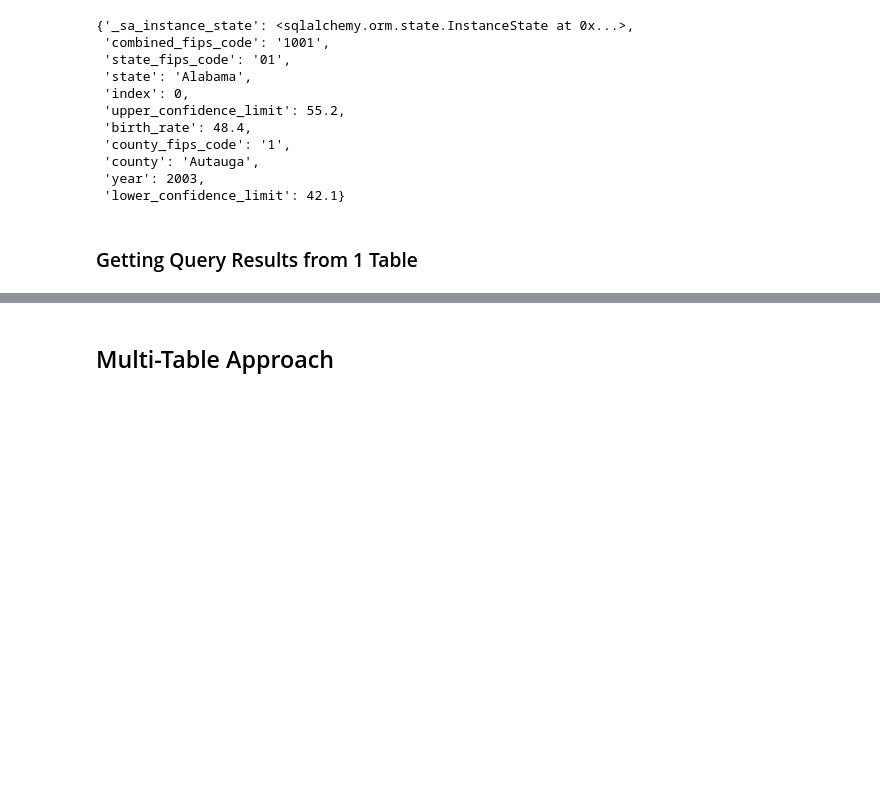
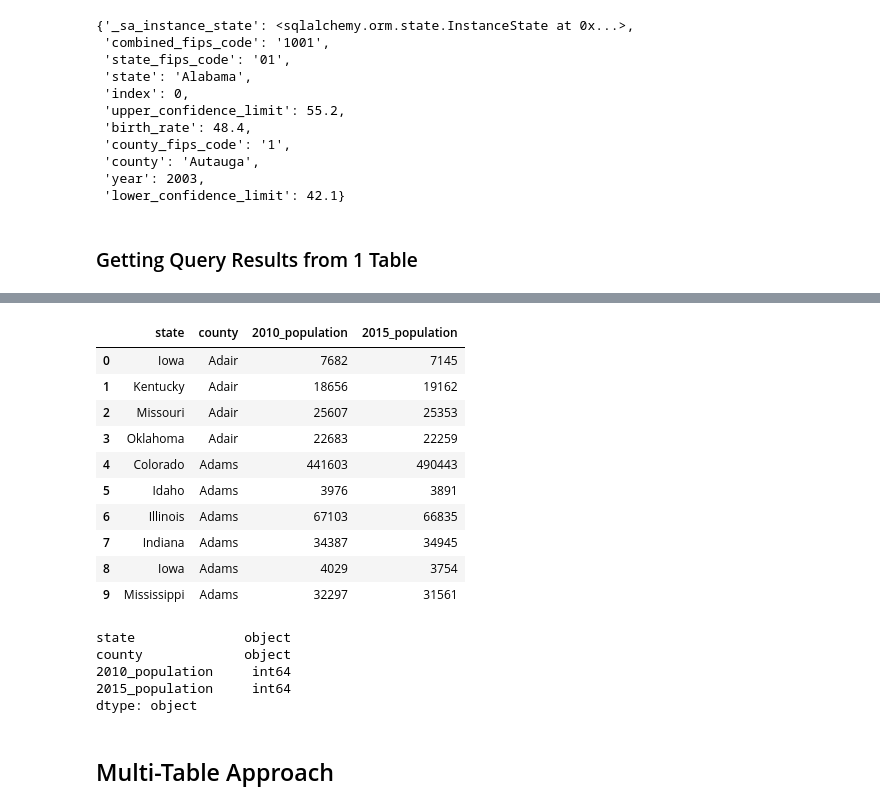
Before and after one commit to catielutz/DWP-Dashboard, a Jupyter notebook: static/data/Machine Learning--LH.ipynb, the cells around one changed output, grey strips where cells are left out. Saved outputs shown, nothing was run; the diff lists cells and outputs as text; code cells hidden in the pictures; blank space fills up the shorter version.

```diff
--- a/static/data/Machine Learning--LH.ipynb
+++ b/static/data/Machine Learning--LH.ipynb
@@ -124,3 +139,27 @@ df.shape
+# %%
+county_populations = pd.read_csv("county_populations.csv", encoding='latin-1')
+# %%
+county_populations.head(10)
+# %% [output]
+|  | state | county | 2010_population | 2015_population |
+| 0 | Iowa | Adair | 7682 | 7145 |
+| 1 | Kentucky | Adair | 18656 | 19162 |
+| 2 | Missouri | Adair | 25607 | 25353 |
+| 3 | Oklahoma | Adair | 22683 | 22259 |
+| 4 | Colorado | Adams | 441603 | 490443 |
+| 5 | Idaho | Adams | 3976 | 3891 |
+| 6 | Illinois | Adams | 67103 | 66835 |
+| 7 | Indiana | Adams | 34387 | 34945 |
+| 8 | Iowa | Adams | 4029 | 3754 |
+| 9 | Mississippi | Adams | 32297 | 31561 |
+# %%
+county_populations.dtypes
+# %% [output]
+state              object
+county             object
+2010_population     int64
+2015_population     int64
+dtype: object
 # %% [markdown]
 ## Multi-Table Approach
 # %% [markdown]
```
Also changed, not shown: parts of 36 cells of this notebook, 3 other files.
